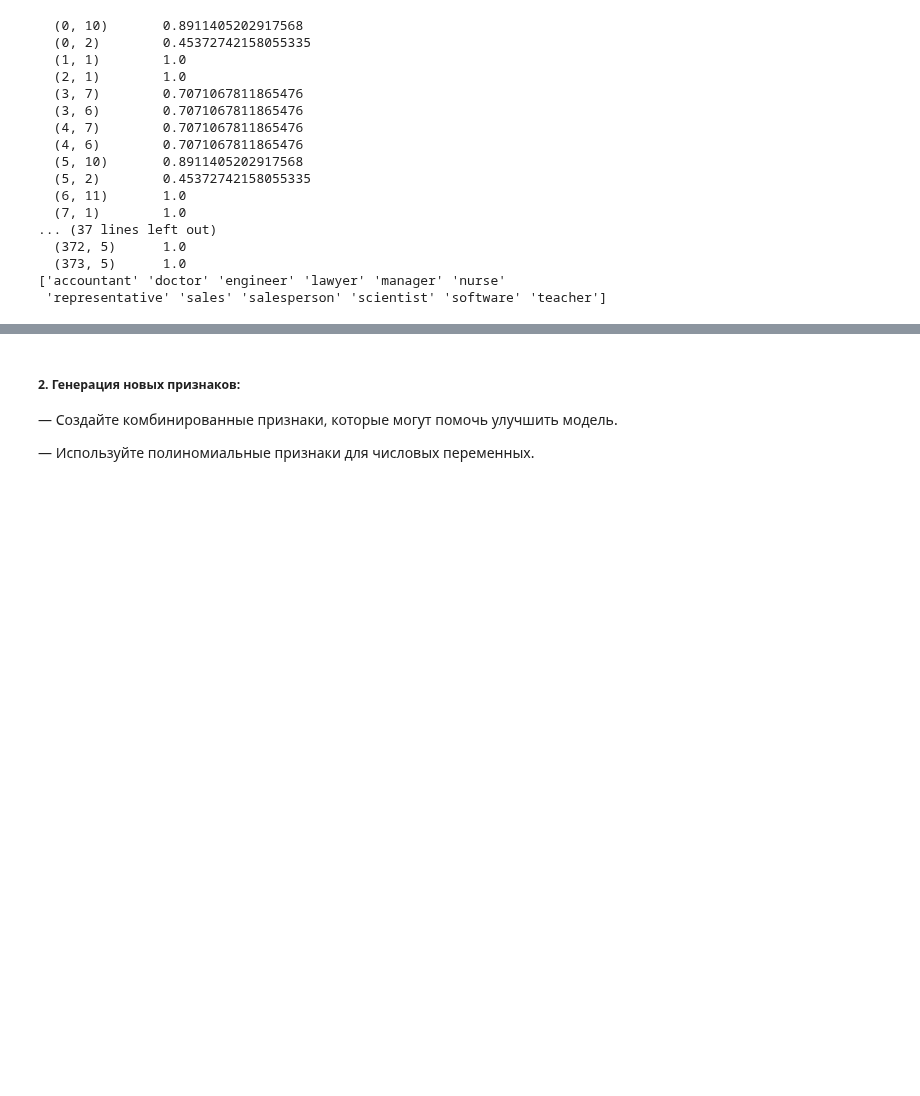
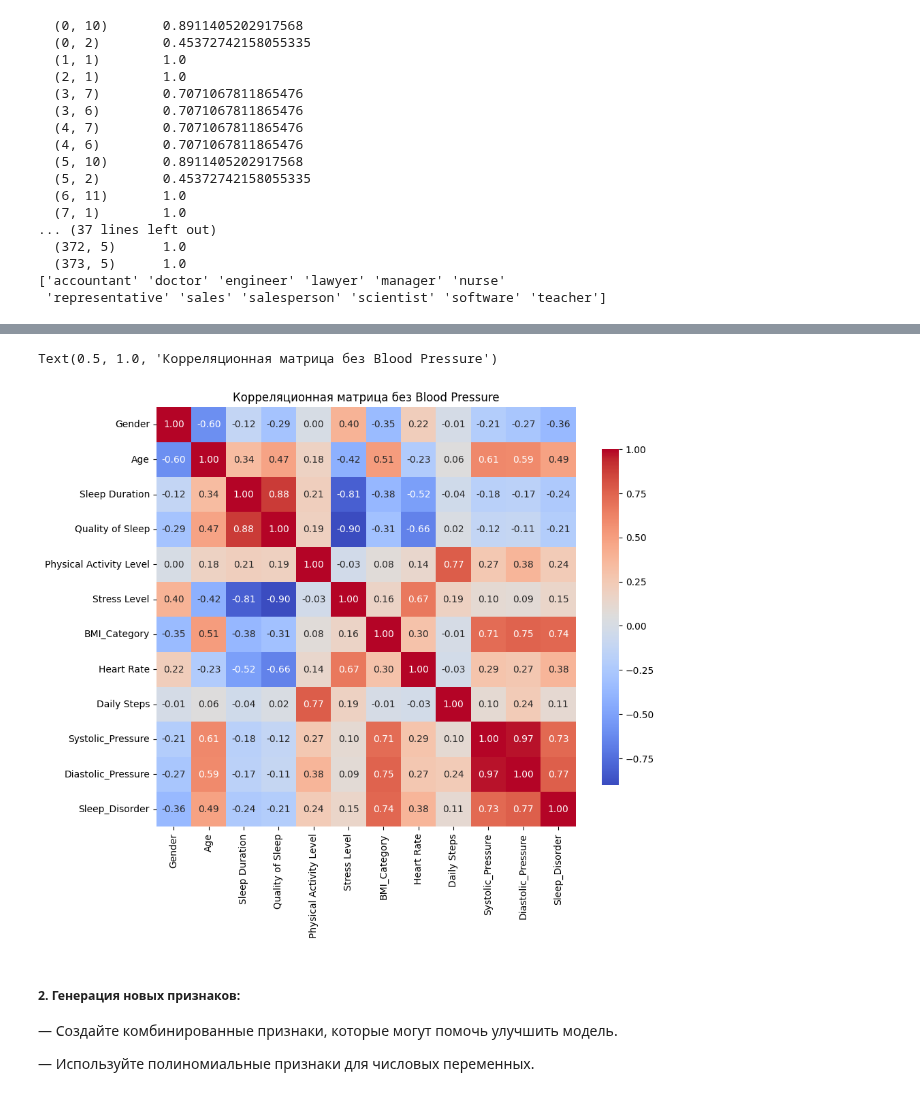
Before and after one commit to Ritorta/PythonDataBase, a Jupyter notebook: Work#8/Task_1.ipynb, the cells around one changed output, grey strips where cells are left out. Cells and saved outputs as stored; diff of their text form; code cells hidden in the pictures; blank space fills up the shorter version.

```diff
--- a/Work#8/Task_1.ipynb
+++ b/Work#8/Task_1.ipynb
@@ -434,3 +468,22 @@ df_encoder
+# %%
+# Визуализация распределения нескольких выбранных числовых переменных
+selected_columns = ['Gender', 'Age', 'Sleep Duration', 'Quality of Sleep', 'Physical Activity Level', 'Stress Level',
+                    'BMI_Category',	'Heart Rate', 'Daily Steps', 'Systolic_Pressure', 'Diastolic_Pressure', 'Sleep_Disorder']
+
+# Вычисляем корреляционную матрицу для оставшихся столбцов
+correlation_matrix = df_encoder[selected_columns].corr()
+
+# Устанавливаем размер графика
+plt.figure(figsize=(10, 8))
+
+# Строим тепловую карту
+sns.heatmap(correlation_matrix, annot=True, fmt=".2f", cmap='coolwarm', square=True, cbar_kws={"shrink": .8})
+
+# Добавляем заголовок
+plt.title('Корреляционная матрица без Blood Pressure')
+# %% [output]
+Text(0.5, 1.0, 'Корреляционная матрица без Blood Pressure')
+[figure, added]
 # %% [markdown]
 ##### 2. Генерация новых признаков:
 
```
Also changed, not shown: parts of 20 cells of this notebook.
